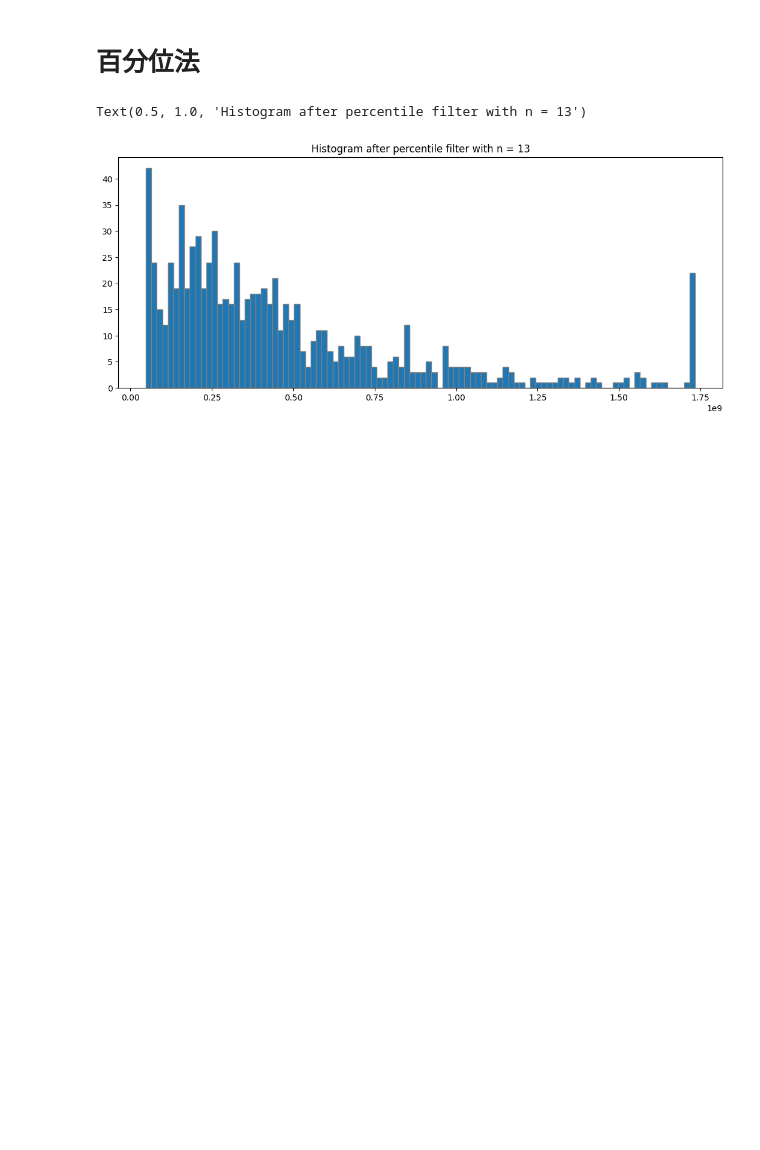
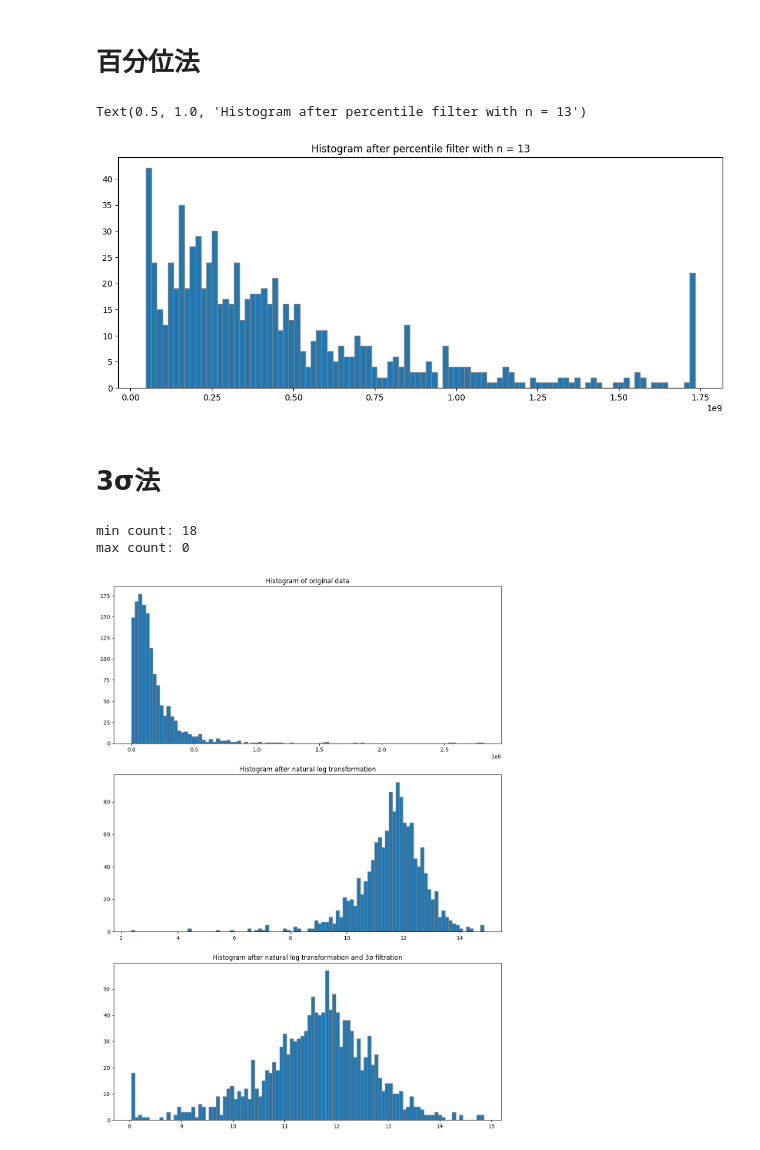
Before and after one commit to nameUserr/my-repo, a Jupyter notebook: utils/抹平极值.ipynb, the cells around one changed output. Saved outputs shown, nothing was run; the diff lists cells and outputs as text; code cells hidden in the pictures; blank space fills up the shorter version.

Commit message:
update 抹平极值

```diff
--- a/utils/抹平极值.ipynb
+++ b/utils/抹平极值.ipynb
@@ -34,11 +31,0 @@ for ax, i in zip(axes, [5, 7, 9, 11, 13]):
-# %%
-def filter_extreme_3sigma(x: Series, n=3):
-    median = x.mean()
-    std = x.std()
-    max_range = median + n * std
-    min_range = median - n * std
-    return np.clip(x, min_range, max_range)
-fig, ax = plt.subplots(figsize=(13, 5))
-df_filtered = filter_extreme_3sigma(df['指标值（元）'])
-ax.hist(df_filtered, bins = 100, edgecolor='grey')
-ax.set_title(f'Histogram after 3σ filter with n = {i}')
@@ -58,3 +42,41 @@ ax.set_title(f'Histogram after percentile filter with n = {i}')
 # %% [output]
 Text(0.5, 1.0, 'Histogram after percentile filter with n = 13')
 [figure]
+# %% [markdown]
+# 3σ法
+# %%
+# 设定pandas的float类型显示精度
+pd.set_option('display.float_format',lambda x : '%.2f' % x)
+data = pd.read_excel('C:/Users/JackWu/Desktop/度电营销成本(售电量)-带SQL.xlsx')
+target_name = '售电量(千瓦时)'
+filter_col = '单位简称'
+# 转换数据格式
+data[target_name] = data[target_name].astype(float)
+# 剔除空数据和小于等于0的数据
+data = data[(data[target_name] > 0) & (data[filter_col].notnull())]
+y = data[target_name]
+# data = pd.read_excel('抹平极值.xlsx')
+# y = data['指标值（元）']
+def filter_extreme_3sigma(x: Series, n=3):
+    mean = x.mean()
+    std = x.std()
+    max_range = mean + n * std
+    min_range = mean - n * std
+    return np.clip(x, min_range, max_range), len(x[x < min_range]), len(x[x > max_range])
+# 对数缩放
+y_scaled = np.log(y)
+# 修剪极值
+y_filtered, min_count, max_count = filter_extreme_3sigma(y_scaled)
+fig, axes = plt.subplots(3, 1, figsize=(13, 18))
+axes[0].hist(y, bins = 100, edgecolor='grey')
+axes[0].set_title(f'Histogram of original data')
+axes[1].hist(y_scaled, bins = 100, edgecolor='grey')
+axes[1].set_title(f'Histogram after natural log transformation')
+axes[2].hist(y_filtered, bins = 100, edgecolor='grey')
+axes[2].set_title(f'Histogram after natural log transformation and 3σ filtration')
+print(f'min count: {min_count}')
+print(f'max count: {max_count}')
+# %% [output]
+min count: 18
+max count: 0
+[figure, added]
```
Also changed, not shown: parts of 6 cells of this notebook, 1 other file.
